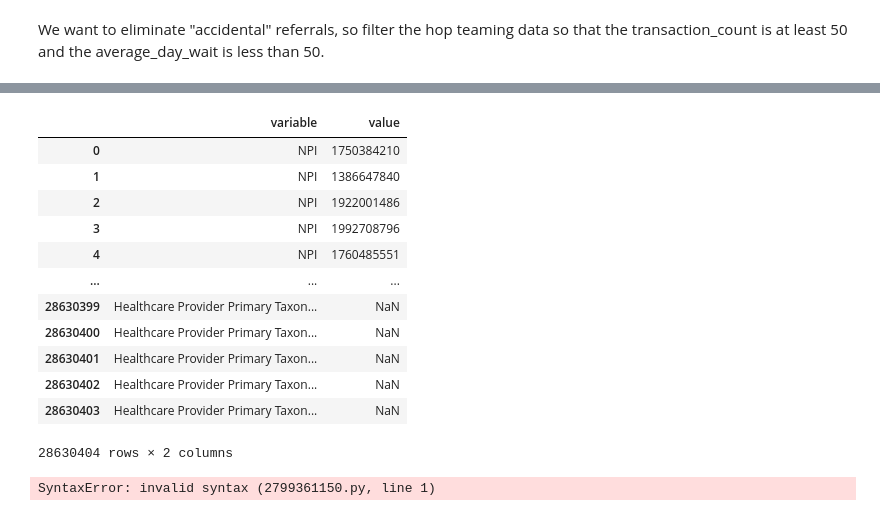
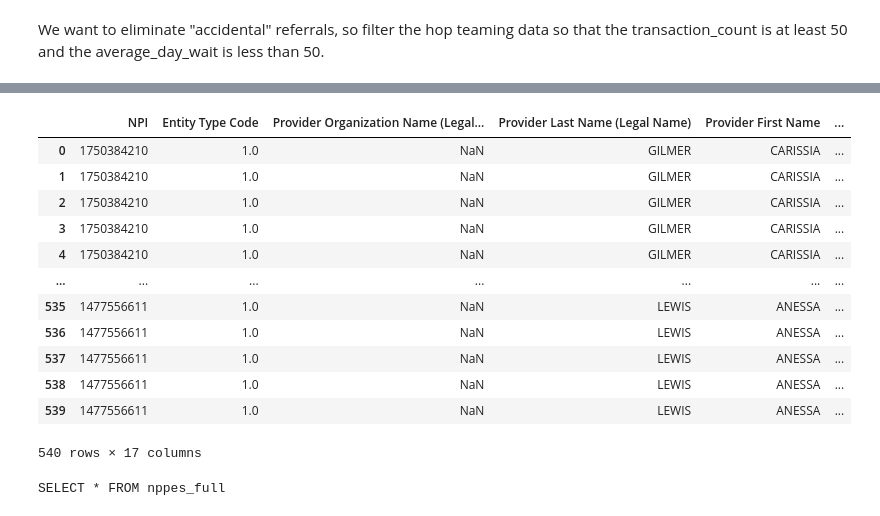
Before and after one commit to nss-data-science-cohort-6/hop_team-double-eagle-ii, a Jupyter notebook: hop_alisonc.ipynb, the cells around one changed output, grey strips where cells are left out. Drawn from its saved outputs; the diff is of its cells as text; code cells hidden in the pictures.

Commit message:
done with nppes

```diff
--- a/hop_alisonc.ipynb
+++ b/hop_alisonc.ipynb
@@ -23,24 +25,3 @@ nppes_chunks = pd.read_csv('data/NPPES_Data_Dissemination_February_2023/npidata_
 # %%
 state_list = ['TN', 'AR', 'NC', 'MS', 'GA']
 nppes = pd.concat([chunk[chunk['Provider Business Practice Location Address State Name'].isin(state_list)] for chunk in nppes_chunks])
-# %%
-nppes_l = pd.melt(nppes)
-nppes_l
-# %% [output]
-|  | variable | value |
-| 0 | NPI | 1750384210 |
-| 1 | NPI | 1386647840 |
-| 2 | NPI | 1922001486 |
-| 3 | NPI | 1992708796 |
-| 4 | NPI | 1760485551 |
-| ... | ... | ... |
-| 28630399 | Healthcare Provider Primary Taxon... | NaN |
-| 28630400 | Healthcare Provider Primary Taxon... | NaN |
-| 28630401 | Healthcare Provider Primary Taxon... | NaN |
-| 28630402 | Healthcare Provider Primary Taxon... | NaN |
-| 28630403 | Healthcare Provider Primary Taxon... | NaN |
-28630404 rows × 2 columns
-# %%
-nppes_l.loc[nppes_l['Healthcare Provider Primary Taxonomy Switch_{i}'] = 'Y'] = nppes_l['Healthcare Provider Primary Taxonomy Switch_{i}'] = 'N';
-# %% [output]
-SyntaxError: invalid syntax (2799361150.py, line 1)
@@ -50 +30,27 @@ taxonomy
+# %%
+state_list = ['TN', 'AR', 'NC', 'MS', 'GA']
+nppes = pd.DataFrame()
+id_cols = ['NPI','Entity Type Code','Provider Organization Name (Legal Business Name)', 'Provider Last Name (Legal Name)','Provider First Name', 'Provider Middle Name','Provider Name Prefix Text', 'Provider Name Suffix Text','Provider Credential Text', 'Provider First Line Business Practice Location Address', 'Provider Second Line Business Practice Location Address','Provider Business Practice Location Address City Name','Provider Business Practice Location Address State Name','Provider Business Practice Location Address Postal Code']
+
+for chunk in nppes_chunks:
+    filtered_chunk = chunk[chunk['Provider Business Practice Location Address State Name'].isin(state_list)]
+    filtered_chunk = pd.wide_to_long(filtered_chunk, var_cols, i = id_cols , j = "", sep = "_")
+
+    nppes = pd.concat([nppes, filtered_chunk])
+# %%
+nppes.reset_index()
+# %% [output]
+|  | NPI | Entity Type Code | Provider Organization Name (Legal... | Provider Last Name (Legal Name) | Provider First Name | ... |
+| 0 | 1750384210 | 1.0 | NaN | GILMER | CARISSIA | ... |
+| 1 | 1750384210 | 1.0 | NaN | GILMER | CARISSIA | ... |
+| 2 | 1750384210 | 1.0 | NaN | GILMER | CARISSIA | ... |
+| 3 | 1750384210 | 1.0 | NaN | GILMER | CARISSIA | ... |
+| 4 | 1750384210 | 1.0 | NaN | GILMER | CARISSIA | ... |
+| ... | ... | ... | ... | ... | ... | ... |
+| 535 | 1477556611 | 1.0 | NaN | LEWIS | ANESSA | ... |
+| 536 | 1477556611 | 1.0 | NaN | LEWIS | ANESSA | ... |
+| 537 | 1477556611 | 1.0 | NaN | LEWIS | ANESSA | ... |
+| 538 | 1477556611 | 1.0 | NaN | LEWIS | ANESSA | ... |
+| 539 | 1477556611 | 1.0 | NaN | LEWIS | ANESSA | ... |
+540 rows × 17 columns
 # %%
@@ -57,0 +82,5 @@ taxonomy
+# %%
+db = sqlite3.connect('data/NPPES_Data_Dissemination.sqlite')
+query = "SELECT * FROM nppes_full"
+# %% [output]
+SELECT * FROM nppes_full
```
Also changed, not shown: parts of 7 cells of this notebook.
